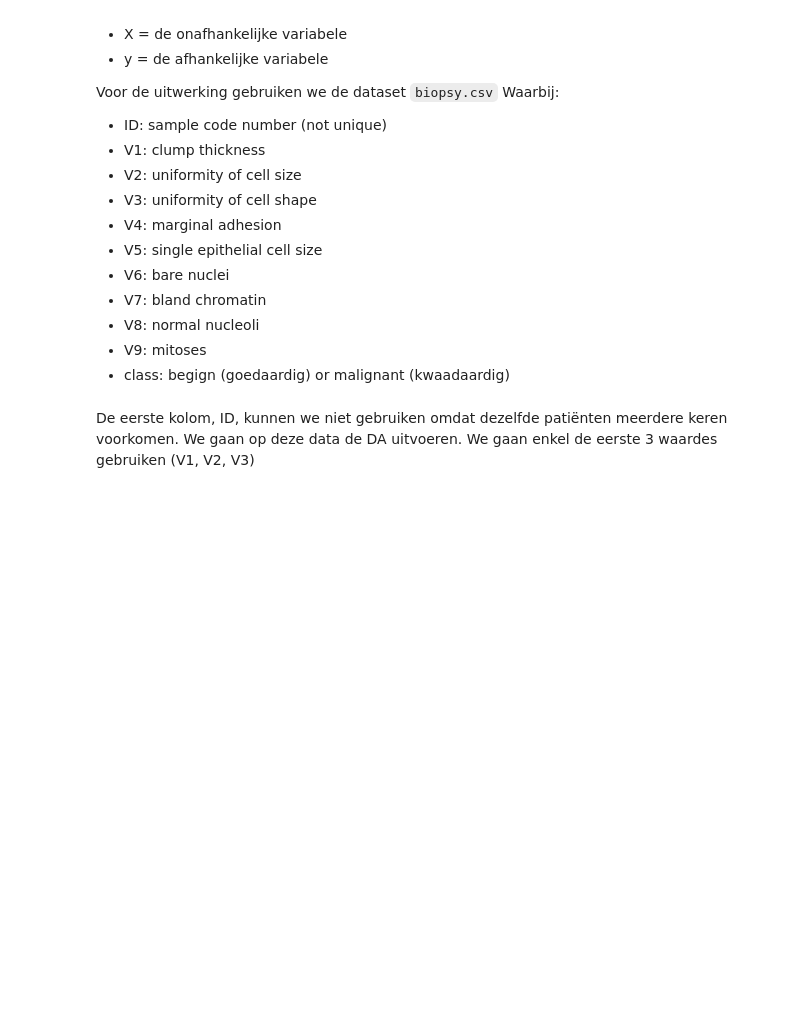
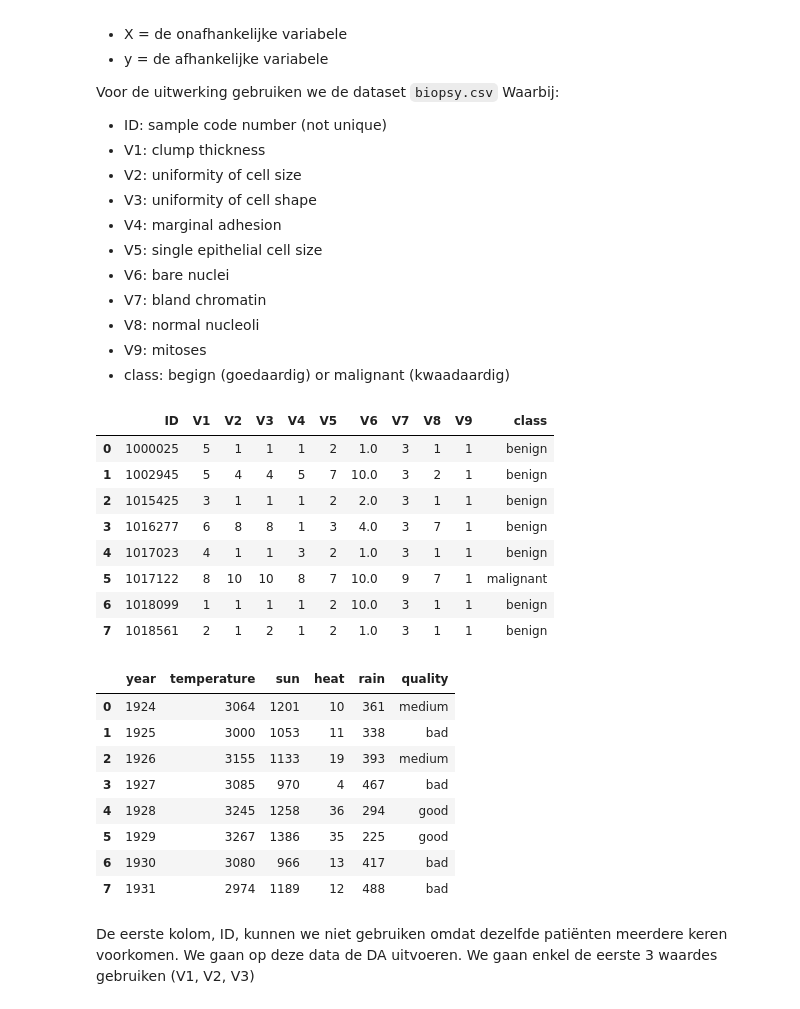
Before and after one commit to zouffke/Datascience2, a Jupyter notebook: p4/1_discriminant analyse/Samenvatting.ipynb, the cells around one changed output. Saved outputs shown, nothing was run; the diff lists cells and outputs as text; code cells hidden in the pictures; blank space fills up the shorter version.

```diff
--- a/p4/1_discriminant analyse/Samenvatting.ipynb
+++ b/p4/1_discriminant analyse/Samenvatting.ipynb
@@ -96,15 +96,37 @@ Waarbij:
 # %%
 import os
 
 os.chdir(r"C:\Users\zouff\PycharmProjects\Y2\Datascience2\data_aux")
 import pandas as pd
 from IPython import InteractiveShell
 
 InteractiveShell.ast_node_interactivity = "all"
 
 #Inlezen van gegevens
 biopsy = pd.read_csv('biopsy.csv', sep=";")
 biopsy.head(8)
+
+bor = pd.read_csv('bordeaux.csv', sep=";")
+bor.head(8)
+# %% [output]
+|  | ID | V1 | V2 | V3 | V4 | V5 | V6 | V7 | V8 | V9 | class |
+| 0 | 1000025 | 5 | 1 | 1 | 1 | 2 | 1.0 | 3 | 1 | 1 | benign |
+| 1 | 1002945 | 5 | 4 | 4 | 5 | 7 | 10.0 | 3 | 2 | 1 | benign |
+| 2 | 1015425 | 3 | 1 | 1 | 1 | 2 | 2.0 | 3 | 1 | 1 | benign |
+| 3 | 1016277 | 6 | 8 | 8 | 1 | 3 | 4.0 | 3 | 7 | 1 | benign |
+| 4 | 1017023 | 4 | 1 | 1 | 3 | 2 | 1.0 | 3 | 1 | 1 | benign |
+| 5 | 1017122 | 8 | 10 | 10 | 8 | 7 | 10.0 | 9 | 7 | 1 | malignant |
+| 6 | 1018099 | 1 | 1 | 1 | 1 | 2 | 10.0 | 3 | 1 | 1 | benign |
+| 7 | 1018561 | 2 | 1 | 2 | 1 | 2 | 1.0 | 3 | 1 | 1 | benign |
+|  | year | temperature | sun | heat | rain | quality |
+| 0 | 1924 | 3064 | 1201 | 10 | 361 | medium |
+| 1 | 1925 | 3000 | 1053 | 11 | 338 | bad |
+| 2 | 1926 | 3155 | 1133 | 19 | 393 | medium |
+| 3 | 1927 | 3085 | 970 | 4 | 467 | bad |
+| 4 | 1928 | 3245 | 1258 | 36 | 294 | good |
+| 5 | 1929 | 3267 | 1386 | 35 | 225 | good |
+| 6 | 1930 | 3080 | 966 | 13 | 417 | bad |
+| 7 | 1931 | 2974 | 1189 | 12 | 488 | bad |
 # %% [markdown]
 De eerste kolom, ID, kunnen we niet gebruiken omdat dezelfde patiënten meerdere keren voorkomen.
 We gaan op deze data de DA uitvoeren. We gaan enkel de eerste 3 waardes gebruiken (V1, V2, V3)
```
Also changed, not shown: parts of 11 cells of this notebook, 1 other file.
